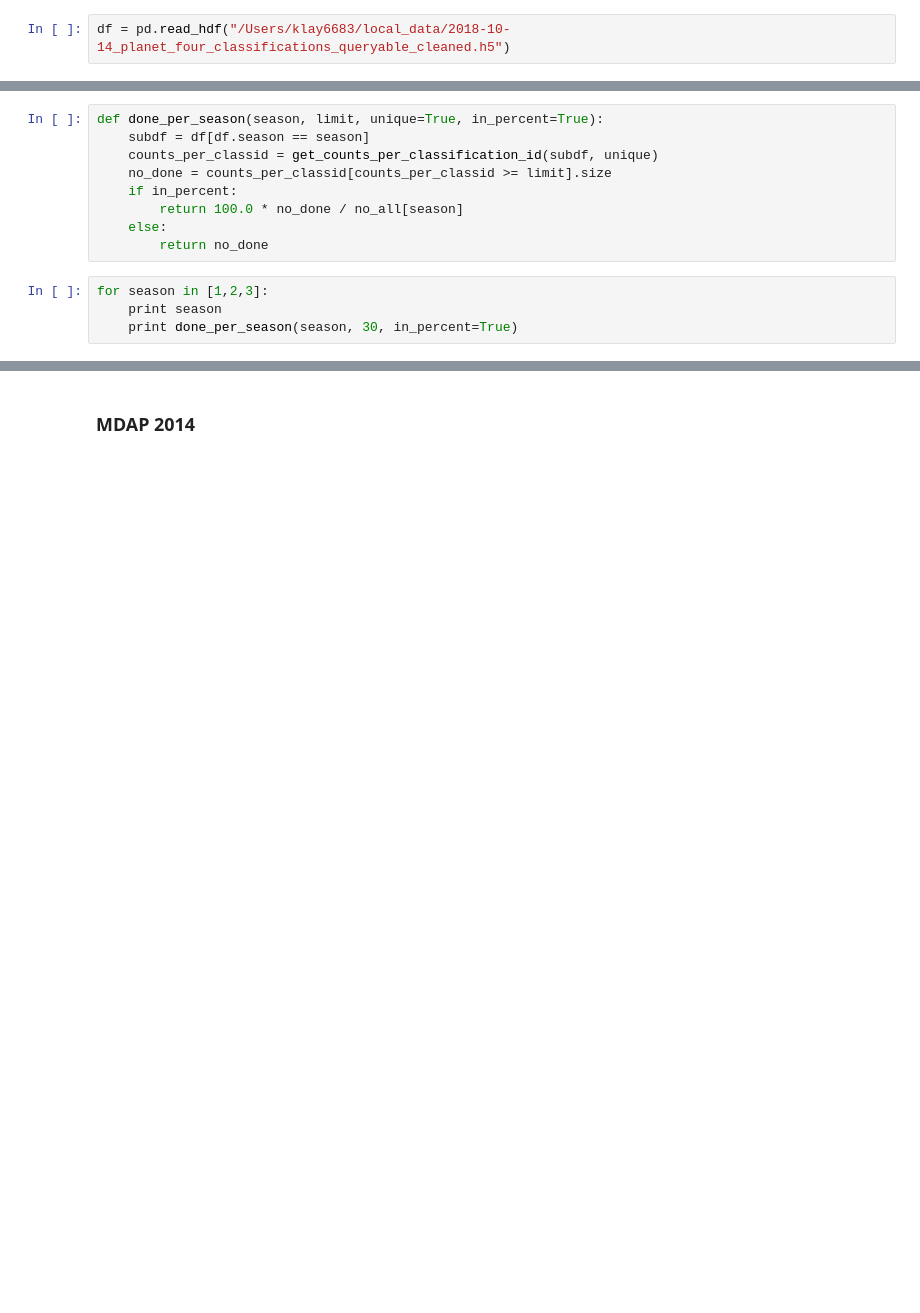
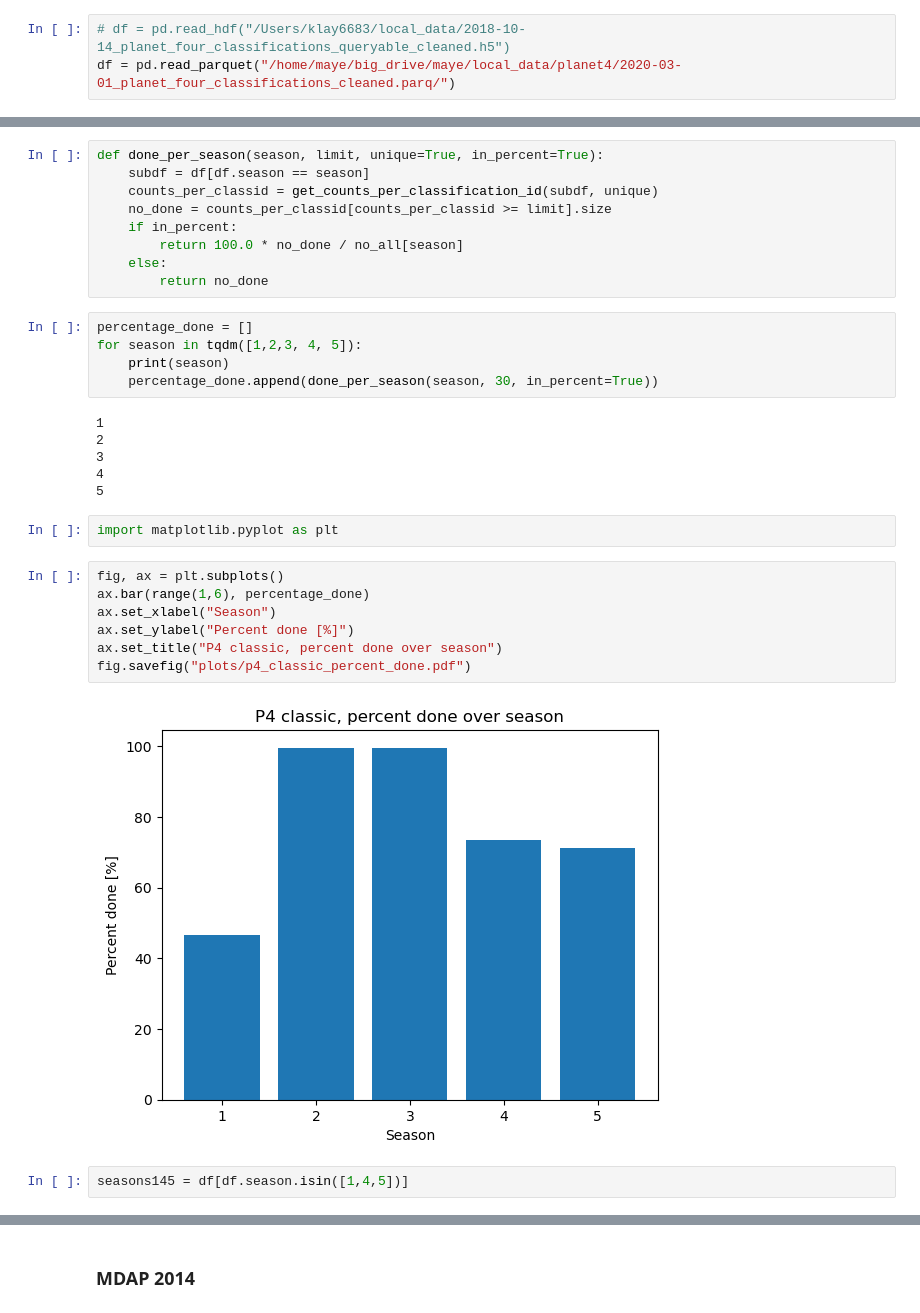
Before and after one commit to michaelaye/planet4, a Jupyter notebook: notebooks/P4 stats.ipynb, the cells around one changed output, grey strips where cells are left out. Saved outputs shown, nothing was run; the diff lists cells and outputs as text; blank space fills up the shorter version.

```diff
--- a/notebooks/P4 stats.ipynb
+++ b/notebooks/P4 stats.ipynb
@@ -23,4 +27,5 @@ df = pd.read_hdf(get_data.get_current_database_fname(), 'df')
 # %% [markdown]
 So, what did we receive in `df` (note that type 'object' often means `string` in our case, but could mean also a different complex datatype):
 # %%
-df = pd.read_hdf("/Users/klay6683/local_data/2018-10-14_planet_four_classifications_queryable_cleaned.h5")
+# df = pd.read_hdf("/Users/klay6683/local_data/2018-10-14_planet_four_classifications_queryable_cleaned.h5")
+df = pd.read_parquet("/home/maye/big_drive/maye/local_data/planet4/2020-03-01_planet_four_classifications_cleaned.parq/")
@@ -178,6 +417,26 @@ def done_per_season(season, limit, unique=True, in_percent=True):
     else:
         return no_done
 # %%
-for season in [1,2,3]:
-    print season
-    print done_per_season(season, 30, in_percent=True)
+percentage_done = []
+for season in tqdm([1,2,3, 4, 5]):
+    print(season)
+    percentage_done.append(done_per_season(season, 30, in_percent=True))
+# %% [output]
+1
+2
+3
+4
+5
+# %%
+import matplotlib.pyplot as plt
+# %%
+fig, ax = plt.subplots()
+ax.bar(range(1,6), percentage_done)
+ax.set_xlabel("Season")
+ax.set_ylabel("Percent done [%]")
+ax.set_title("P4 classic, percent done over season")
+fig.savefig("plots/p4_classic_percent_done.pdf")
+# %% [output]
+[figure, added]
+# %%
+seasons145 = df[df.season.isin([1,4,5])]
```
Also changed, not shown: parts of 46 cells of this notebook, 20 other files.
